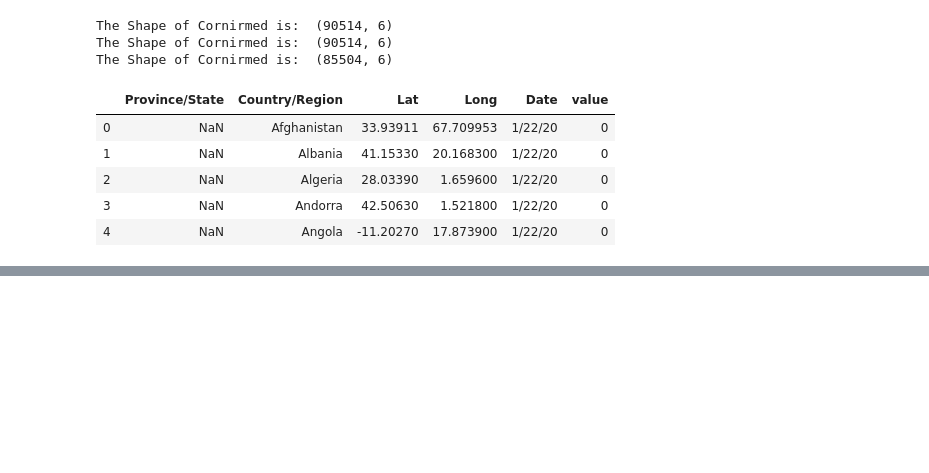
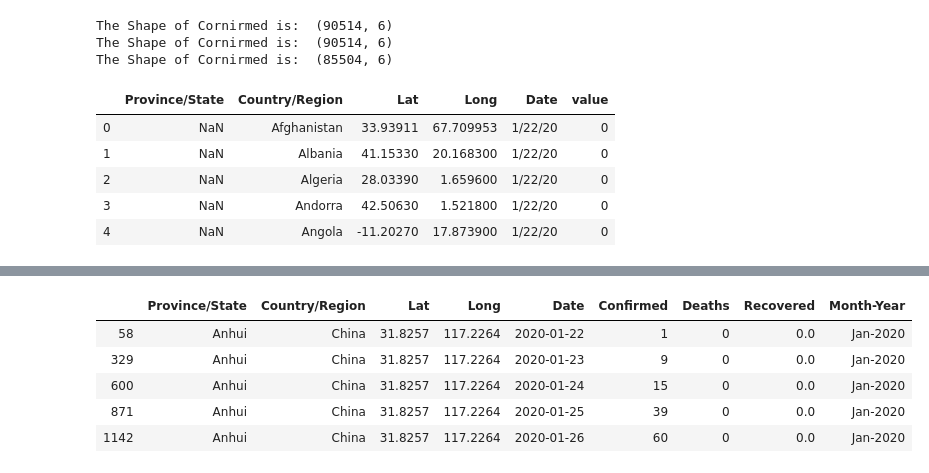
Before and after one commit to rakibulhasanarif/Corona-Situation-Report, a Jupyter notebook: Corona Report Practice.ipynb, the cells around one changed output, grey strips where cells are left out. Cells and saved outputs as stored; diff of their text form; code cells hidden in the pictures; blank space fills up the shorter version.

```diff
--- a/Corona Report Practice.ipynb
+++ b/Corona Report Practice.ipynb
@@ -62,0 +221,9 @@ The Shape of Cornirmed is:  (85504, 6)
+# %%
+test.head()
+# %% [output]
+|  | Province/State | Country/Region | Lat | Long | Date | Confirmed | Deaths | Recovered | Month-Year |
+| 58 | Anhui | China | 31.8257 | 117.2264 | 2020-01-22 | 1 | 0 | 0.0 | Jan-2020 |
+| 329 | Anhui | China | 31.8257 | 117.2264 | 2020-01-23 | 9 | 0 | 0.0 | Jan-2020 |
+| 600 | Anhui | China | 31.8257 | 117.2264 | 2020-01-24 | 15 | 0 | 0.0 | Jan-2020 |
+| 871 | Anhui | China | 31.8257 | 117.2264 | 2020-01-25 | 39 | 0 | 0.0 | Jan-2020 |
+| 1142 | Anhui | China | 31.8257 | 117.2264 | 2020-01-26 | 60 | 0 | 0.0 | Jan-2020 |
```
Also changed, not shown: parts of 15 cells of this notebook.
